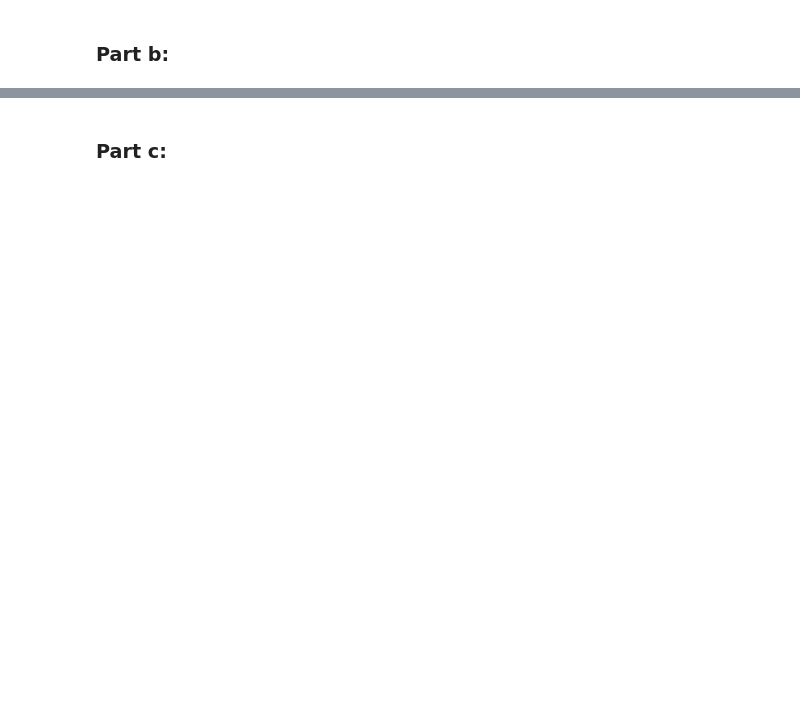
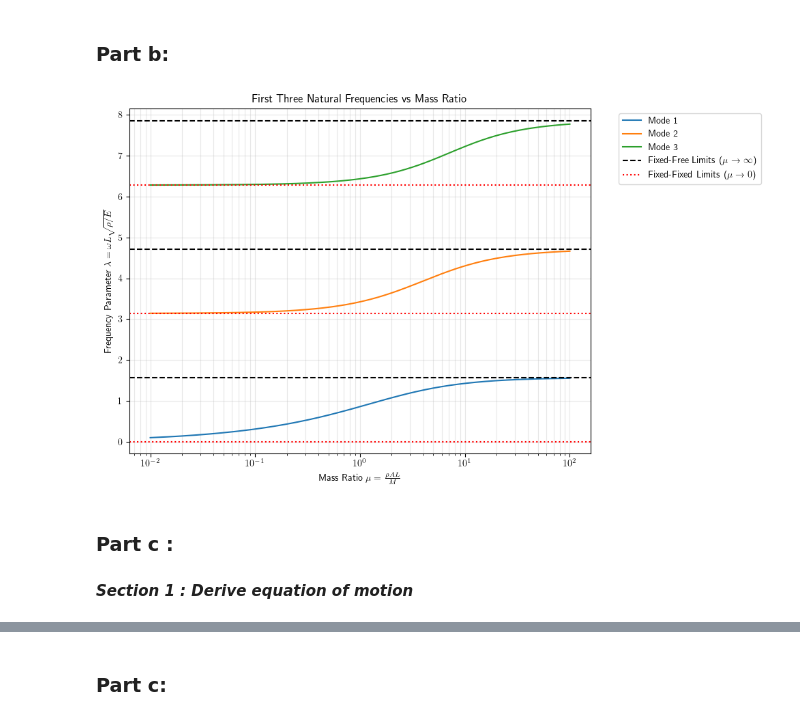
Before and after one commit to HoangNguyen17/AE543, a Jupyter notebook: HW6/HoangNguyen_HW6.ipynb, the cells around one changed output, grey strips where cells are left out. Cells and saved outputs as stored; diff of their text form; code cells hidden in the pictures; blank space fills up the shorter version.

```diff
--- a/HW6/HoangNguyen_HW6.ipynb
+++ b/HW6/HoangNguyen_HW6.ipynb
@@ -151,2 +154,81 @@ $$\boxed{M \frac{\partial^2 u}{\partial t^2}(x,t) - EA \frac{\partial^2 u}{\part
 # %% [markdown]
 ### Part b:
+# %%
+import numpy as np
+import matplotlib.pyplot as plt
+plt.rcParams['text.usetex'] = True
+def get_roots(mu_values):
+    roots = np.zeros((len(mu_values), 3))
+
+    # Define the function for the characteristic equation:
+    # lambda * tan(lambda) = mu  =>  lambda * sin(lambda) - mu * cos(lambda) = 0
+    # We use the continuous form to avoid singularities at tan(lambda) asymptotes.
+    def char_eq(lam, mu):
+        return lam * np.sin(lam) - mu * np.cos(lam)
+
+    # Bracketing intervals for the first three roots
+    # These intervals are valid for mu > 0.
+    # Root 1 is in (0, pi/2)
+    # Root 2 is in (pi, 3pi/2)
+    # Root 3 is in (2pi, 5pi/2)
+    intervals = [
+        (1e-6, np.pi/2 - 1e-6),
+        (np.pi + 1e-6, 3*np.pi/2 - 1e-6),
+        (2*np.pi + 1e-6, 5*np.pi/2 - 1e-6)
+    ]
+
+    for i, mu in enumerate(mu_values):
+        current_roots = []
+        for (a, b) in intervals:
+            # Bisection method implementation using numpy
+            # (scipy is not used as per "using numpy and matplotlib" preference, though available in this env)
+            low = a
+            high = b
+            for _ in range(50): # 50 iterations is plenty for plotting precision
+                mid = (low + high) / 2
+                f_mid = char_eq(mid, mu)
+                f_low = char_eq(low, mu)
+
+                if f_mid * f_low < 0:
+                    high = mid
+                else:
+                    low = mid
+            current_roots.append((low + high) / 2)
+        roots[i, :] = current_roots
+    return roots
+
+# Define the range of mass ratio rho*A*L / M
+# Using logspace to cover regimes where mass is dominant vs bar is dominant
+mu = np.logspace(-2, 2, 200)
+
+lambdas = get_roots(mu)
+
+plt.figure(figsize=(10, 6))
+plt.plot(mu, lambdas[:, 0], label='Mode 1')
+plt.plot(mu, lambdas[:, 1], label='Mode 2')
+plt.plot(mu, lambdas[:, 2], label='Mode 3')
+
+# Add asymptotic limits for visual reference
+# Fixed-Free limits (M -> 0 => mu -> infinity): pi/2, 3pi/2, 5pi/2
+plt.axhline(np.pi/2, color='k', linestyle='--', alpha=1, label=r'Fixed-Free Limits ($\mu \to \infty$)')
+plt.axhline(3*np.pi/2, color='k', linestyle='--', alpha=1)
+plt.axhline(5*np.pi/2, color='k', linestyle='--', alpha=1)
+
+# Fixed-Fixed limits (M -> infinity => mu -> 0): 0, pi, 2pi
+plt.axhline(0, color='r', linestyle=':', alpha=1, label=r'Fixed-Fixed Limits ($\mu \to 0$)')
+plt.axhline(np.pi, color='r', linestyle=':', alpha=1)
+plt.axhline(2*np.pi, color='r', linestyle=':', alpha=1)
+
+plt.xscale('log')
+plt.xlabel(r'Mass Ratio $\mu = \frac{\rho A L}{M}$')
+plt.ylabel(r'Frequency Parameter $\lambda = \omega L \sqrt{\rho/E}$')
+plt.title(r'First Three Natural Frequencies vs Mass Ratio')
+plt.grid(True, which="both", alpha=0.3)
+plt.legend(bbox_to_anchor=(1.05, 1), loc='upper left')
+plt.tight_layout()
+plt.savefig('natural_frequencies_part_b.png')
+# %% [output]
+[figure, added]
+# %% [markdown]
+### <b>Part c <b>:
+#### <i>Section 1 <i>: Derive equation of motion
```
Also changed, not shown: parts of 10 cells of this notebook, 4 other files.
